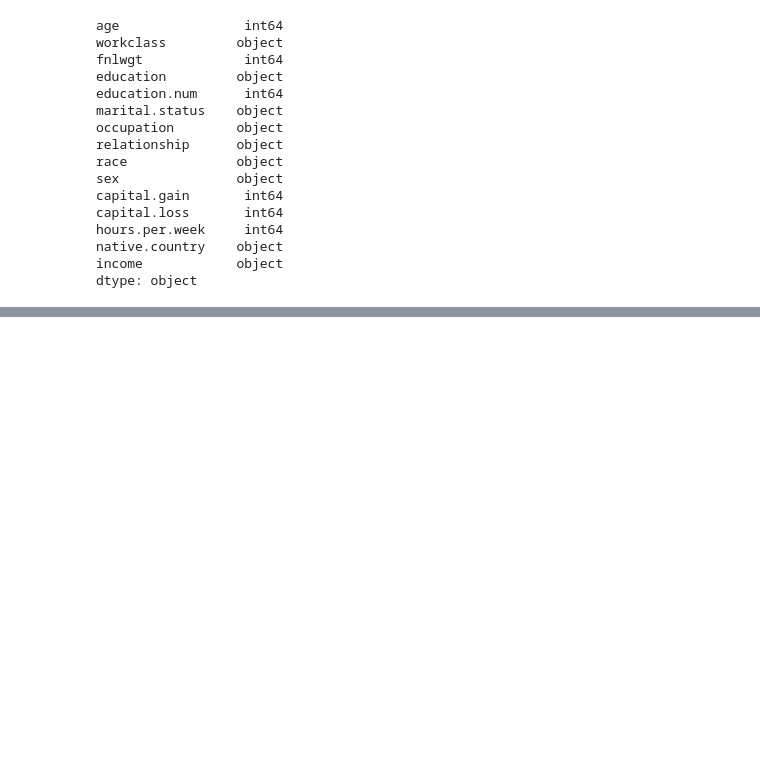
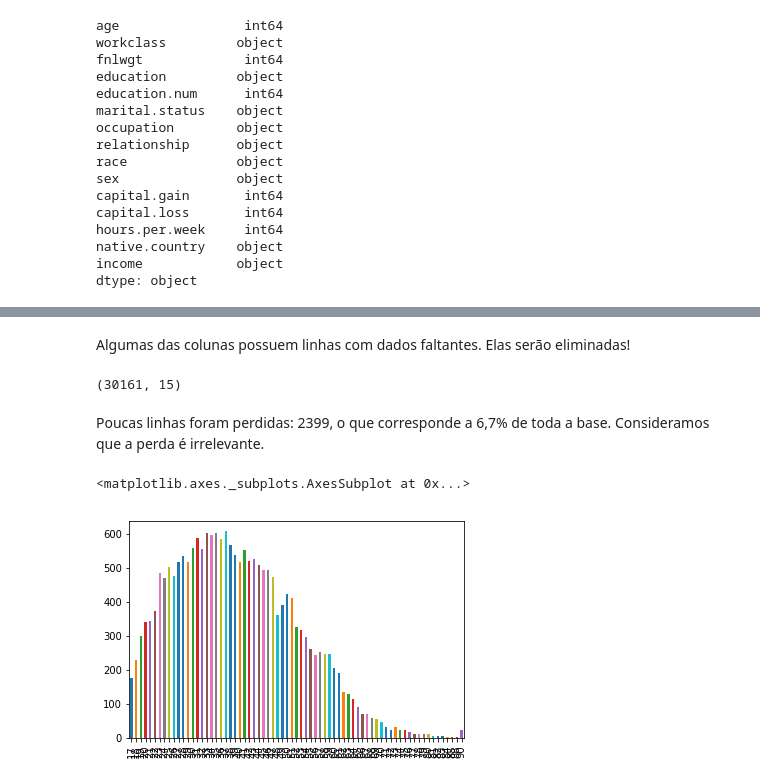
Before and after one commit to rodra-go/pmr3508, a Jupyter notebook: homeworks/adult/adult_dataset_knn_classifier.ipynb, the cells around one changed output, grey strips where cells are left out. Drawn from its saved outputs; the diff is of its cells as text; code cells hidden in the pictures; blank space fills up the shorter version.

```diff
--- a/homeworks/adult/adult_dataset_knn_classifier.ipynb
+++ b/homeworks/adult/adult_dataset_knn_classifier.ipynb
@@ -7,5 +9,9 @@ import sklearn
 # %%
-train_data = pd.read_csv('train_data.csv', index_col='Id')
+train_data = pd.read_csv('train_data.csv',
+                         index_col='Id',
+                         na_values='?',
+                         engine='python',
+                         sep=r'\s*,\s*')
 # %%
 train_data.head()
 # %% [output]
@@ -59,0 +95,17 @@ dtype: object
+# %% [markdown]
+Algumas das colunas possuem linhas com dados faltantes. Elas serão eliminadas!
+# %%
+train_data = train_data.dropna()
+# %%
+train_data.shape
+# %% [output]
+(30161, 15)
+# %% [markdown]
+Poucas linhas foram perdidas: 2399, o que corresponde a 6,7% de toda a base. Consideramos que a perda é irrelevante.
+# %%
+plt.figure()
+x = train_data.loc[train_data['sex']=='Male']
+x["age"].value_counts().sort_index().plot(kind="bar")
+# %% [output]
+<matplotlib.axes._subplots.AxesSubplot at 0x...>
+[figure, added]
```
Also changed, not shown: parts of 69 cells of this notebook, 12 other files.
